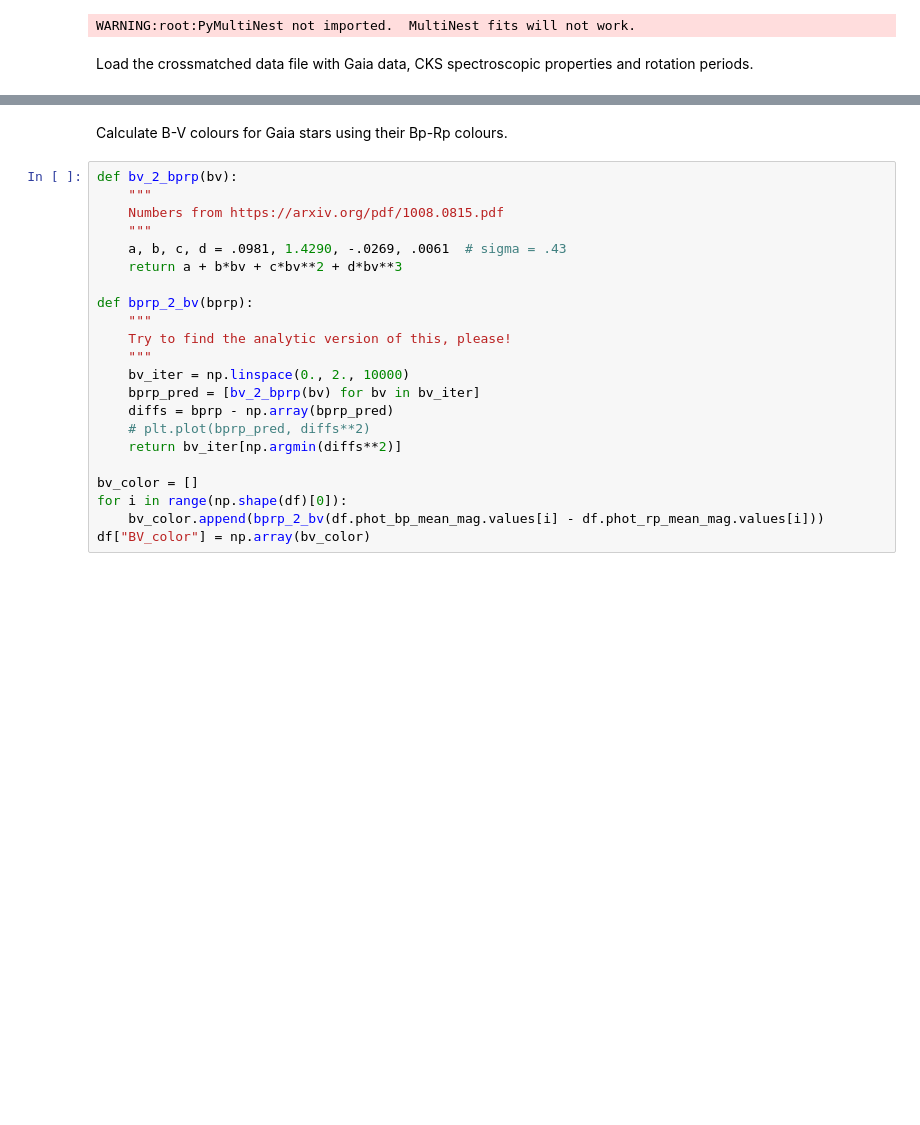
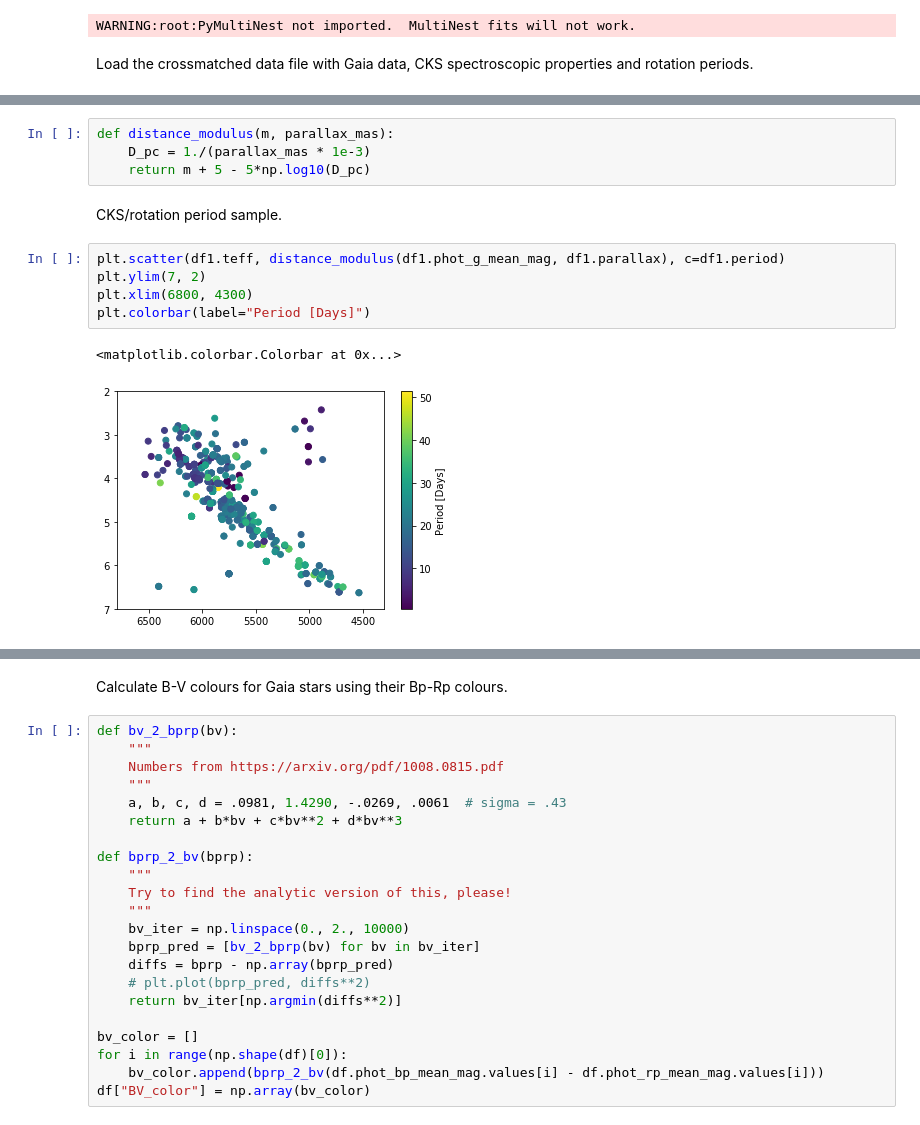
Before and after one commit to RuthAngus/stardate, a Jupyter notebook: age_inference.ipynb, the cells around one changed output, grey strips where cells are left out. Saved outputs shown, nothing was run; the diff lists cells and outputs as text; blank space fills up the shorter version.

```diff
--- a/age_inference.ipynb
+++ b/age_inference.ipynb
@@ -40,0 +30,14 @@ int_kepid
+# %%
+def distance_modulus(m, parallax_mas):
+    D_pc = 1./(parallax_mas * 1e-3)
+    return m + 5 - 5*np.log10(D_pc)
+# %% [markdown]
+CKS/rotation period sample.
+# %%
+plt.scatter(df1.teff, distance_modulus(df1.phot_g_mean_mag, df1.parallax), c=df1.period)
+plt.ylim(7, 2)
+plt.xlim(6800, 4300)
+plt.colorbar(label="Period [Days]")
+# %% [output]
+<matplotlib.colorbar.Colorbar at 0x...>
+[figure, added]
```
Also changed, not shown: parts of 17 cells of this notebook.
